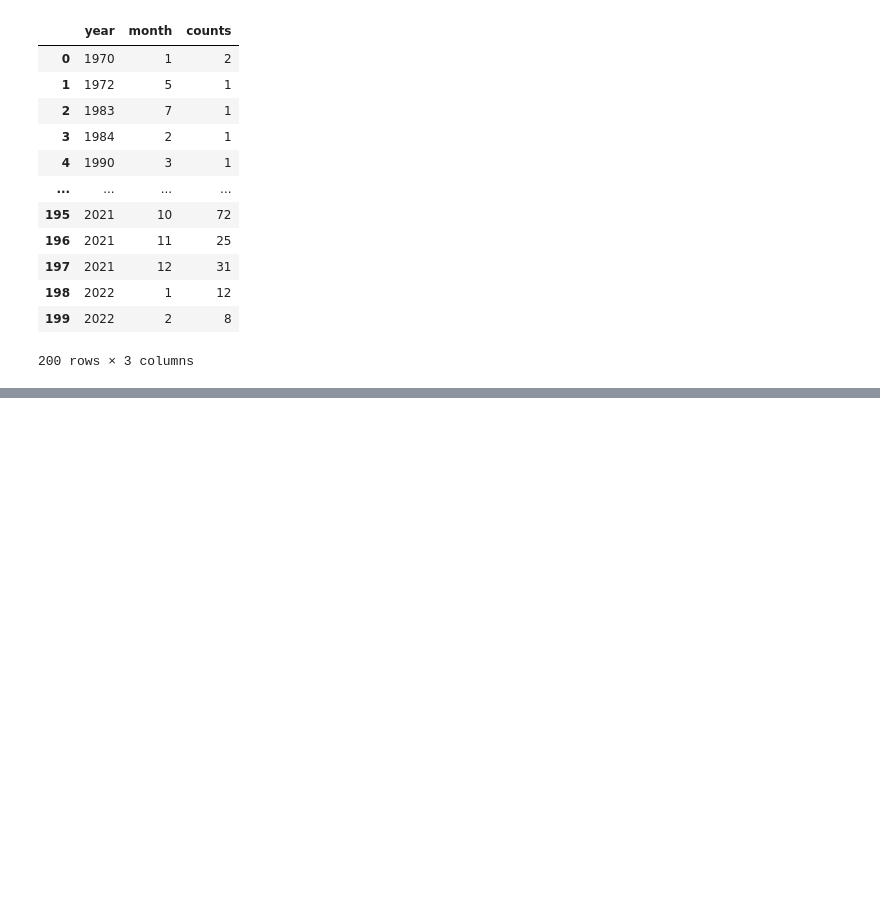
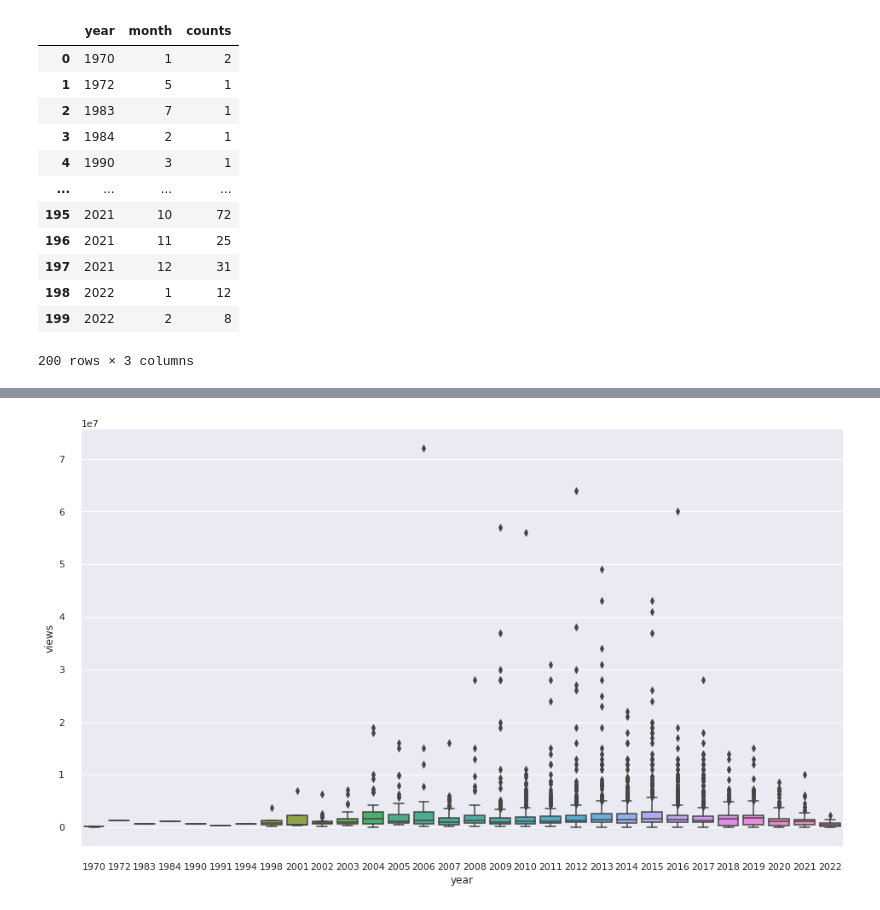
Before and after one commit to Yasmine-Cheng/STEM_post_exampleCode, a Jupyter notebook: Seaborn/seaborn.ipynb, the cells around one changed output, grey strips where cells are left out. Cells and saved outputs as stored; diff of their text form; code cells hidden in the pictures; blank space fills up the shorter version.

```diff
--- a/Seaborn/seaborn.ipynb
+++ b/Seaborn/seaborn.ipynb
@@ -159,0 +159,6 @@ year_month
+# %%
+sns.boxplot(x="year", y="views",
+            data=df)
+sns.despine(offset=10, trim=True)
+# %% [output]
+[figure, added]
```
Also changed, not shown: parts of 16 cells of this notebook.
